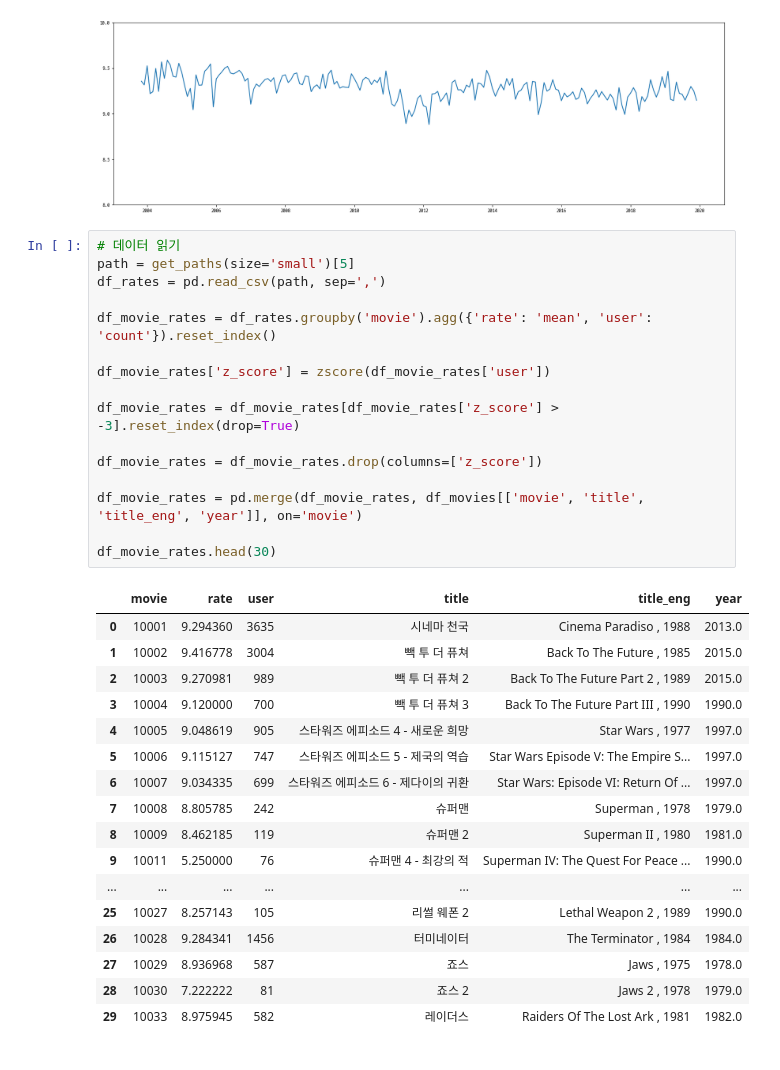
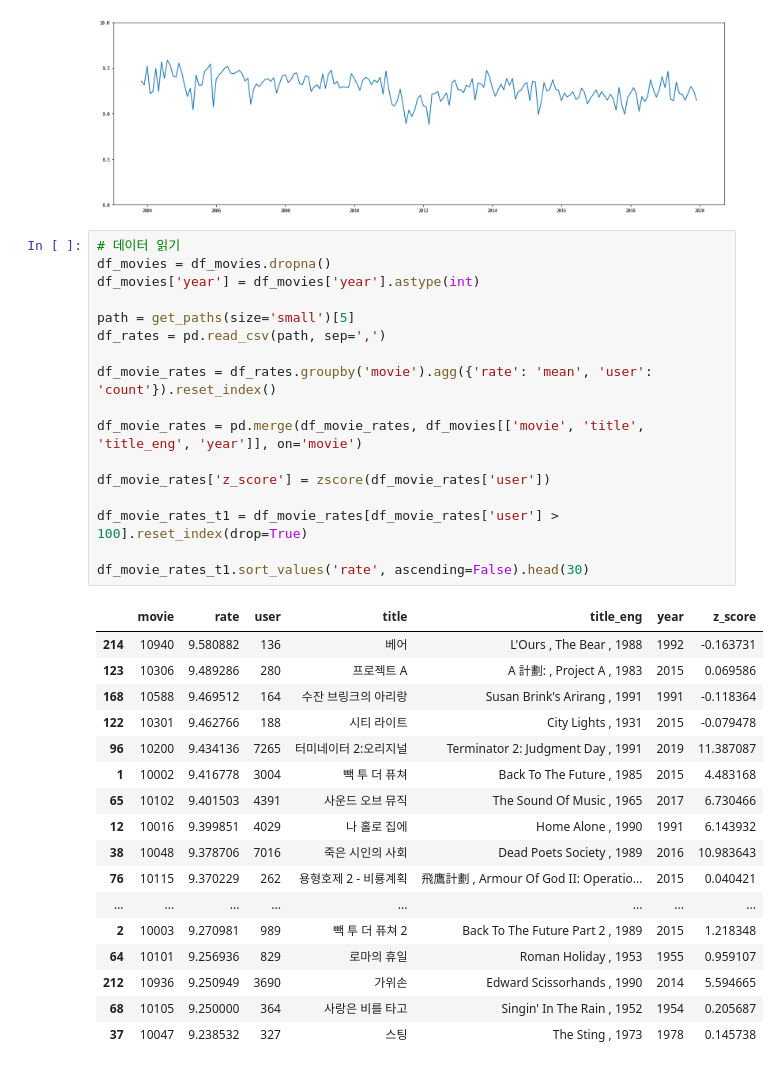
Before and after one commit to sayoonnn/codyssey, a Jupyter notebook: step01/p02/03/movie.ipynb, the cells around one changed output. Saved outputs shown, nothing was run; the diff lists cells and outputs as text.

```diff
--- a/step01/p02/03/movie.ipynb
+++ b/step01/p02/03/movie.ipynb
@@ -180,35 +195,36 @@ plt.show()
 [figure]
 # %%
 # 데이터 읽기
+df_movies = df_movies.dropna()
+df_movies['year'] = df_movies['year'].astype(int)
+
 path = get_paths(size='small')[5]
 df_rates = pd.read_csv(path, sep=',')
 
 df_movie_rates = df_rates.groupby('movie').agg({'rate': 'mean', 'user': 'count'}).reset_index()
 
+df_movie_rates = pd.merge(df_movie_rates, df_movies[['movie', 'title', 'title_eng', 'year']], on='movie')
+
 df_movie_rates['z_score'] = zscore(df_movie_rates['user'])
 
-df_movie_rates = df_movie_rates[df_movie_rates['z_score'] > -3].reset_index(drop=True)
+df_movie_rates_t1 = df_movie_rates[df_movie_rates['user'] > 100].reset_index(drop=True)
 
-df_movie_rates = df_movie_rates.drop(columns=['z_score'])
-
-df_movie_rates = pd.merge(df_movie_rates, df_movies[['movie', 'title', 'title_eng', 'year']], on='movie')
-
-df_movie_rates.head(30)
+df_movie_rates_t1.sort_values('rate', ascending=False).head(30)
 # %% [output]
-|  | movie | rate | user | title | title_eng | year |
-| 0 | 10001 | 9.294360 | 3635 | 시네마 천국 | Cinema Paradiso , 1988 | 2013.0 |
-| 1 | 10002 | 9.416778 | 3004 | 빽 투 더 퓨쳐 | Back To The Future , 1985 | 2015.0 |
-| 2 | 10003 | 9.270981 | 989 | 빽 투 더 퓨쳐 2 | Back To The Future Part 2 , 1989 | 2015.0 |
-| 3 | 10004 | 9.120000 | 700 | 빽 투 더 퓨쳐 3 | Back To The Future Part III , 1990 | 1990.0 |
-| 4 | 10005 | 9.048619 | 905 | 스타워즈 에피소드 4 - 새로운 희망 | Star Wars , 1977 | 1997.0 |
-| 5 | 10006 | 9.115127 | 747 | 스타워즈 에피소드 5 - 제국의 역습 | Star Wars Episode V: The Empire S... | 1997.0 |
-| 6 | 10007 | 9.034335 | 699 | 스타워즈 에피소드 6 - 제다이의 귀환 | Star Wars: Episode VI: Return Of ... | 1997.0 |
-| 7 | 10008 | 8.805785 | 242 | 슈퍼맨 | Superman , 1978 | 1979.0 |
-| 8 | 10009 | 8.462185 | 119 | 슈퍼맨 2 | Superman II , 1980 | 1981.0 |
-| 9 | 10011 | 5.250000 | 76 | 슈퍼맨 4 - 최강의 적 | Superman IV: The Quest For Peace ... | 1990.0 |
-| ... | ... | ... | ... | ... | ... | ... |
-| 25 | 10027 | 8.257143 | 105 | 리썰 웨폰 2 | Lethal Weapon 2 , 1989 | 1990.0 |
-| 26 | 10028 | 9.284341 | 1456 | 터미네이터 | The Terminator , 1984 | 1984.0 |
-| 27 | 10029 | 8.936968 | 587 | 죠스 | Jaws , 1975 | 1978.0 |
-| 28 | 10030 | 7.222222 | 81 | 죠스 2 | Jaws 2 , 1978 | 1979.0 |
-| 29 | 10033 | 8.975945 | 582 | 레이더스 | Raiders Of The Lost Ark , 1981 | 1982.0 |
+|  | movie | rate | user | title | title_eng | year | z_score |
+| 214 | 10940 | 9.580882 | 136 | 베어 | L'Ours , The Bear , 1988 | 1992 | -0.163731 |
+| 123 | 10306 | 9.489286 | 280 | 프로젝트 A | A 計劃: , Project A , 1983 | 2015 | 0.069586 |
+| 168 | 10588 | 9.469512 | 164 | 수잔 브링크의 아리랑 | Susan Brink's Arirang , 1991 | 1991 | -0.118364 |
+| 122 | 10301 | 9.462766 | 188 | 시티 라이트 | City Lights , 1931 | 2015 | -0.079478 |
+| 96 | 10200 | 9.434136 | 7265 | 터미네이터 2:오리지널 | Terminator 2: Judgment Day , 1991 | 2019 | 11.387087 |
+| 1 | 10002 | 9.416778 | 3004 | 빽 투 더 퓨쳐 | Back To The Future , 1985 | 2015 | 4.483168 |
+| 65 | 10102 | 9.401503 | 4391 | 사운드 오브 뮤직 | The Sound Of Music , 1965 | 2017 | 6.730466 |
+| 12 | 10016 | 9.399851 | 4029 | 나 홀로 집에 | Home Alone , 1990 | 1991 | 6.143932 |
+| 38 | 10048 | 9.378706 | 7016 | 죽은 시인의 사회 | Dead Poets Society , 1989 | 2016 | 10.983643 |
+| 76 | 10115 | 9.370229 | 262 | 용형호제 2 - 비룡계획 | 飛鷹計劃 , Armour Of God II: Operatio... | 2015 | 0.040421 |
+| ... | ... | ... | ... | ... | ... | ... | ... |
+| 2 | 10003 | 9.270981 | 989 | 빽 투 더 퓨쳐 2 | Back To The Future Part 2 , 1989 | 2015 | 1.218348 |
+| 64 | 10101 | 9.256936 | 829 | 로마의 휴일 | Roman Holiday , 1953 | 1955 | 0.959107 |
+| 212 | 10936 | 9.250949 | 3690 | 가위손 | Edward Scissorhands , 1990 | 2014 | 5.594665 |
+| 68 | 10105 | 9.250000 | 364 | 사랑은 비를 타고 | Singin' In The Rain , 1952 | 1954 | 0.205687 |
+| 37 | 10047 | 9.238532 | 327 | 스팅 | The Sting , 1973 | 1978 | 0.145738 |
```
Also changed, not shown: parts of 6 cells of this notebook, 7 other files.
